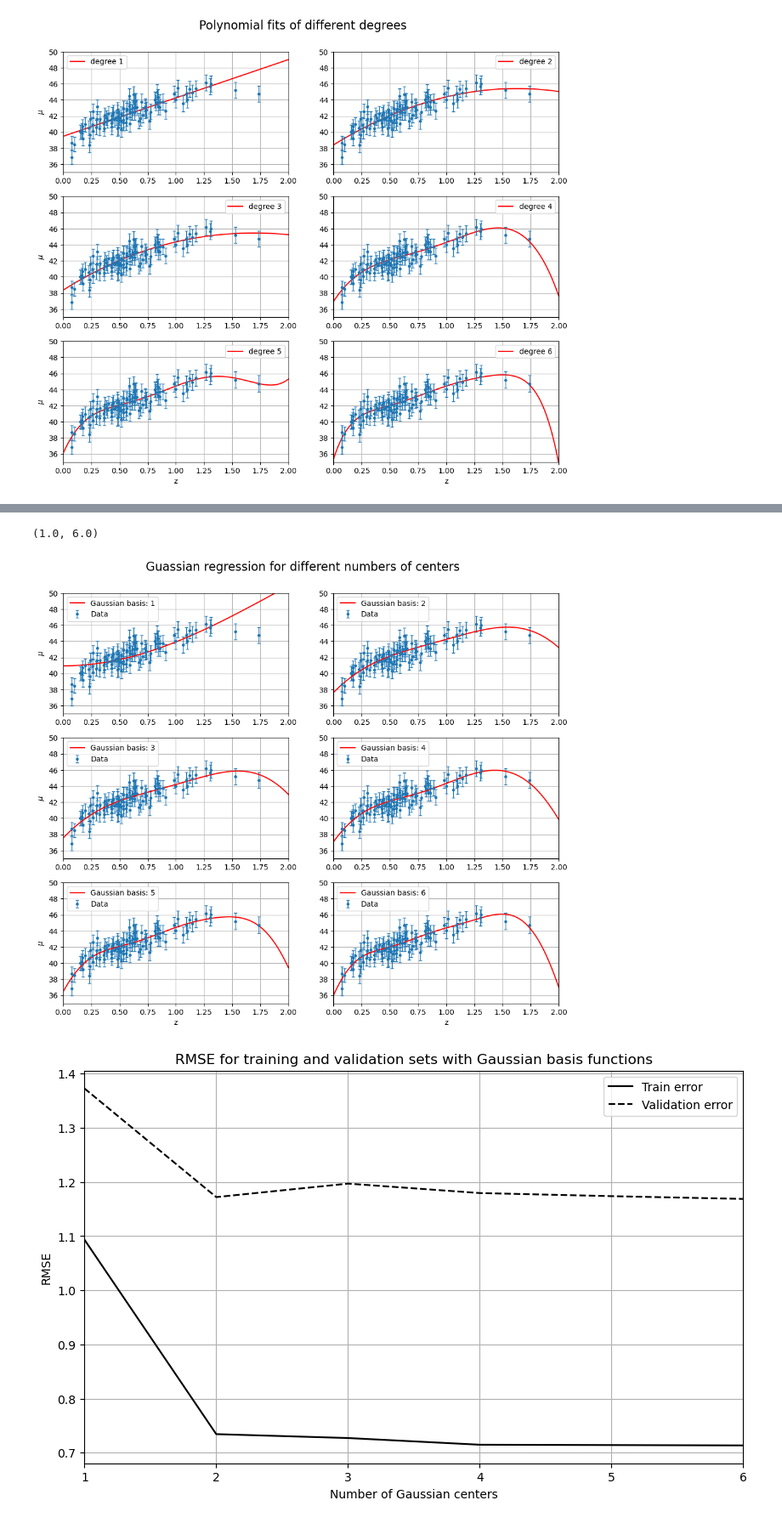
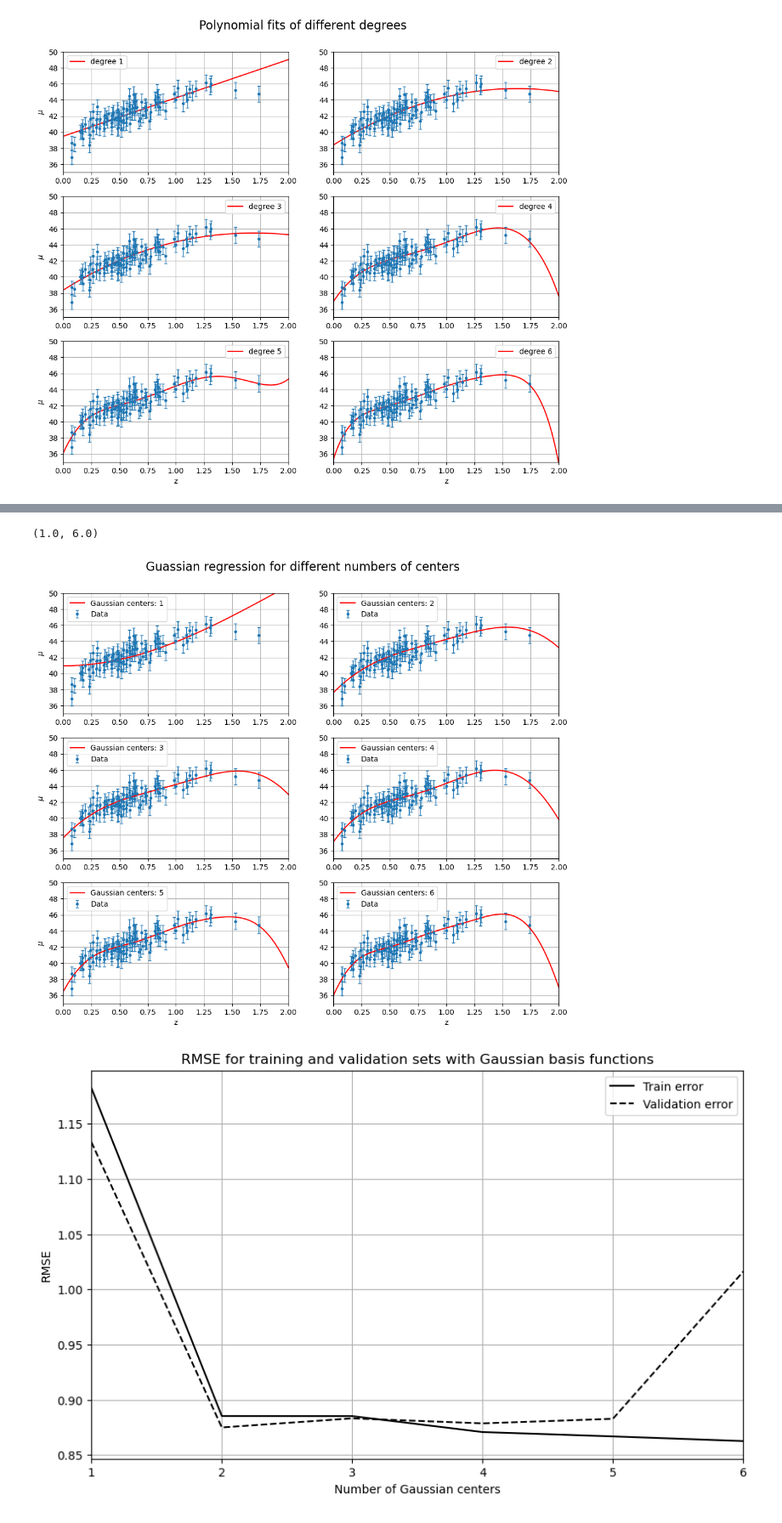
Before and after one commit to NiccoManto01/ilovegit, a Jupyter notebook: Lezioni/Lezione_17/supernov.ipynb, the cells around one changed output, grey strips where cells are left out. Shown at 85% size. Drawn from its saved outputs; the diff is of its cells as text; code cells hidden in the pictures.

```diff
--- a/Lezioni/Lezione_17/supernov.ipynb
+++ b/Lezioni/Lezione_17/supernov.ipynb
@@ -244,48 +221,59 @@ for n in nrange:
     model.fit(z_sample.reshape(-1,1), mu_sample, dmu)
     mu_pred = model.predict(z_fit[:, None])  # Predict on the grid
     ax6[(n-1)//2, (n-1)%2].errorbar(z_sample, mu_sample, dmu, fmt='.', lw=1, capsize=2, label='Data')
-    ax6[(n-1)//2, (n-1)%2].plot(z_fit, mu_pred, label=f'Gaussian basis: {n}', color='red')
+    ax6[(n-1)//2, (n-1)%2].plot(z_fit, mu_pred, label=f'Gaussian centers: {n}', color='red')
     ax6[(n-1)//2, (n-1)%2].legend()
     ax6[(n-1)//2, (n-1)%2].set_xlim(0, 2)
     ax6[(n-1)//2, (n-1)%2].set_ylim(35, 50)
     ax6[(n-1)//2, (n-1)%2].grid()
 
 ax6[0, 0].set_ylabel(rf"$\mu$")
 ax6[1, 0].set_ylabel(rf"$\mu$")
 ax6[2, 0].set_ylabel(rf"$\mu$")
 ax6[2, 0].set_xlabel("z")
 ax6[2, 1].set_xlabel("z")
 fig6.suptitle("Guassian regression for different numbers of centers", fontsize=16,y=0.94)
 
 
 #CROSS VALIDATION ON NUMBER OF GAUSSIANS CENTERS
 
-z_train, z_val, mu_train, mu_val, dmu_train, dmu_val = train_test_split(z_sample, mu_sample, dmu, train_size=train_ratio)
-bf_train_error = np.zeros(len(nrange))
-bf_val_error = np.zeros(len(nrange))
+
+bf_train_error = np.zeros(len(degrees))
+bf_val_error = np.zeros(len(degrees))
+
 for n in nrange:
-    z_gridtrain = np.linspace(0,2,n)[:,None]
+    z_gridtrain = np.linspace(0, 2, n)[:, None]
     sigma_train = 2/n
     Gaussmodel = BasisFunctionRegression('gaussian', mu=z_gridtrain, sigma=sigma_train)
-    Gaussfit = Gaussmodel.fit(z_train.reshape(-1,1), mu_train, dmu_train)
-    Gausspredict_train = Gaussfit.predict(z_train[:, None])
-    Gausspredict_val = Gaussfit.predict(z_val[:, None])
-    bf_train_error[n-1] = np.sqrt(np.sum((Gausspredict_train - mu_train)**2) / len(z_train))
-    bf_val_error[n-1] = np.sqrt(np.sum((Gausspredict_val - mu_val)**2) / len(z_val))
+    for k in range(K):
+        z_val = z_folds[k]
+        mu_val = mu_folds[k]
+        dmu_val = dmu_folds[k]
+        z_train = np.concatenate([z_folds[i] for i in range(K) if i != k])
+        mu_train = np.concatenate([mu_folds[i] for i in range(K) if i != k])
+        dmu_train = np.concatenate([dmu_folds[i] for i in range(K) if i != k])
+        Gaussfit = Gaussmodel.fit(z_train.reshape(-1,1), mu_train, dmu_train)
+        bf_predict_train = Gaussfit.predict(z_train[:, None])
+        bf_predict_val = Gaussfit.predict(z_val[:, None])
+        bf_train_error[n-1] += np.sqrt(np.sum((bf_predict_train - mu_train)**2)/len(z_train))
+        bf_val_error[n-1] += np.sqrt(np.sum((bf_predict_val - mu_val)**2)/len(z_val))
+    bf_train_error[n-1] /= K
+    bf_val_error[n-1] /= K
+
 
 fig7, ax7 = plt.subplots(figsize=(10, 6))
 ax7.plot(nrange, bf_train_error, '-k', label='Train error')
 ax7.plot(nrange, bf_val_error, '--k', label='Validation error')
 ax7.legend()
 ax7.set_xlabel("Number of Gaussian centers")
 ax7.set_ylabel("RMSE")
 ax7.set_title("RMSE for training and validation sets with Gaussian basis functions")
 ax7.grid()
 ax7.set_xlim(1, 6)
 # %% [output]
 (1.0, 6.0)
-[figure, old version]
+[figure, new version]
-[figure, old version]
+[figure, new version]
 # %%
 from astroML.linear_model import NadarayaWatson
 
```
Also changed, not shown: parts of 6 cells of this notebook, 3 other files.
